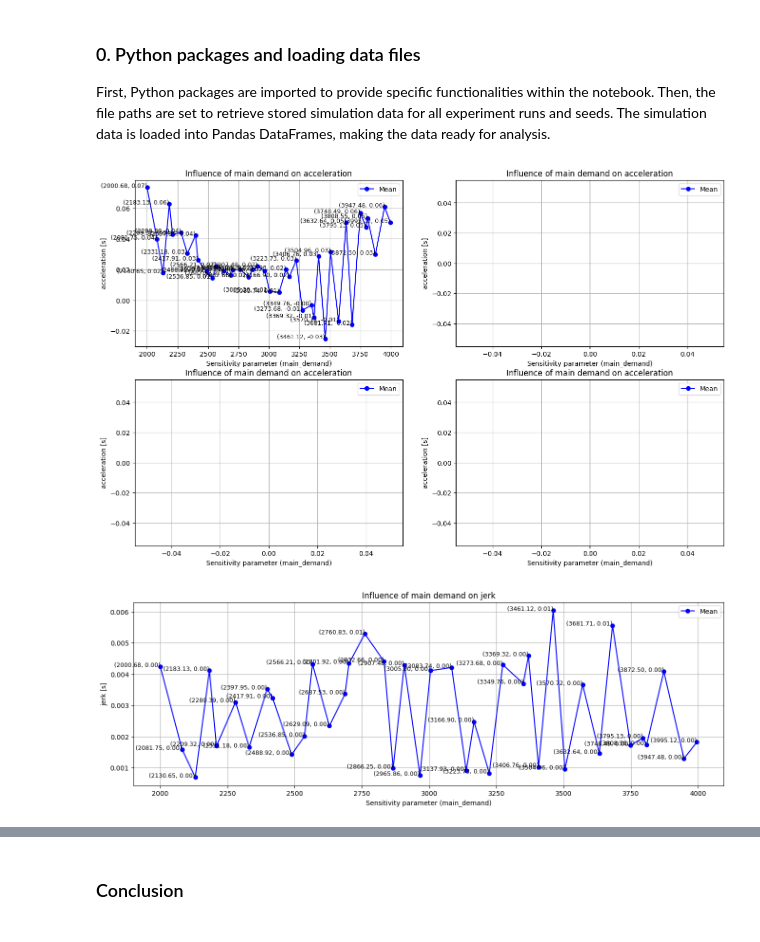
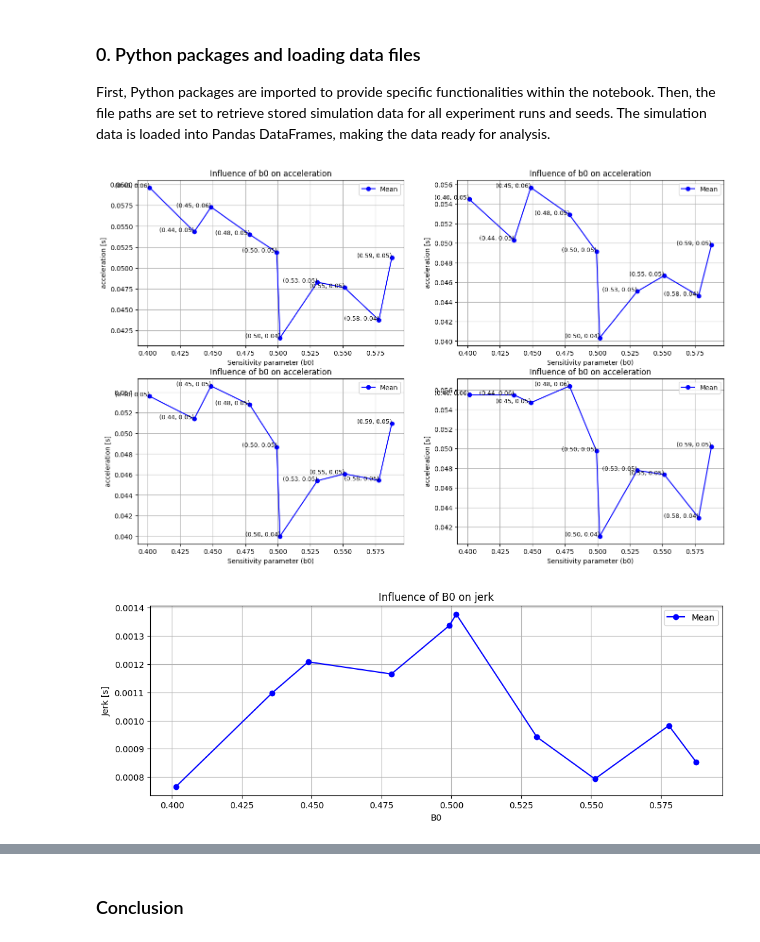
Before and after one commit to J-Poland/GraduationOTS, a Jupyter notebook: thesis_experiments/notebooks/sensitivity_analysis/sensitivity_analysis_B0.ipynb, the cells around one changed output, grey strips where cells are left out. Cells and saved outputs as stored; diff of their text form; code cells hidden in the pictures.

```diff
--- a/thesis_experiments/notebooks/sensitivity_analysis/sensitivity_analysis_B0.ipynb
+++ b/thesis_experiments/notebooks/sensitivity_analysis/sensitivity_analysis_B0.ipynb
@@ -24,11 +24,12 @@ warnings.simplefilter(action='ignore', category=FutureWarning)
 pd.set_option('display.max_rows', None)
 # %%
 # simulation output folder
-experiment_name = 'explore_demand_test'
+# experiment_name = 'explore_demand_test'
+experiment_name = 'B0_sensitivity_run_2'
 
 # load Java simulation data
-# experiment_folder = fr'F:\jesse_sim_results\{experiment_name}'
-experiment_folder = fr'..\data\{experiment_name}'
+experiment_folder = fr'F:\jesse_sim_results\{experiment_name}'
+# experiment_folder = fr'..\data\{experiment_name}'
 
 # available files
 input_values = 'inputValues.csv'
@@ -92,10 +93,9 @@ def load_dataframe(columns_of_interest, folder, file, input_file=None):
 variables = ['time', 'gtu_id', 'gtu_type', 'acceleration', 'speed']
 df_gtu = load_dataframe(variables, experiment_folder, sequence_output, input_values)
 # only include sensitivity analysis parameter from input data
-# df_gtu = df_gtu[variables + ['seed', 'run', 'sensitivity_analysis_value']]
-df_gtu = df_gtu[variables + ['seed', 'run', 'main_demand']]
+df_gtu = df_gtu[variables + ['seed', 'run', 'sensitivity_analysis_value']]
 # rename column of the sensitivity analysis parameter
-# df_gtu.rename(columns = {'sensitivity_analysis_value':'b0'}, inplace = True)
+df_gtu.rename(columns = {'sensitivity_analysis_value':'b0'}, inplace = True)
 # %%
 # split dataframe for automation levels
 df_level0 = df_gtu[df_gtu['gtu_type'] == 'LEVEL0']
@@ -105,7 +105,7 @@ df_level3 = df_gtu[df_gtu['gtu_type'] == 'LEVEL3']
 # %%
 def sensitivity_analysis_line_plot_mean(df, sens_param, dependent_param, ax=None):
     if ax is None:
-        fig, ax = plt.subplots(1, figsize=(16, 5))
+        fig, ax = plt.subplots(1, figsize=(12, 4))
 
     # remove NaN and inf values in time headway since not all data points have a leading vehicle
     df = df.replace([np.inf, -np.inf], np.nan)
@@ -126,13 +126,13 @@ def sensitivity_analysis_line_plot_mean(df, sens_param, dependent_param, ax=None
     #                  color='lightblue', alpha=0.3, label='Range (Min to Max)')
 
     # display data point values
-    for i, row in stats_by_sens_param.iterrows():
-        ax.text(row[sens_param], row[f'mean_{dependent_param}'], f'({row[sens_param]:.2f}, {row[f"mean_{dependent_param}"]:.2f})', fontsize=9, ha='right')
+    # for i, row in stats_by_sens_param.iterrows():
+    #     ax.text(row[sens_param], row[f'mean_{dependent_param}'], f'({row[sens_param]:.2f}, {row[f"mean_{dependent_param}"]:.2f})', fontsize=9, ha='right')
 
     # labels and title
-    ax.set_xlabel(f'Sensitivity parameter ({sens_param})')
-    ax.set_ylabel(f'{dependent_param.replace("_", " ")} [s]')
-    ax.set_title(f'Influence of {sens_param.replace("_", " ")} on {dependent_param.replace("_", " ")}')
+    ax.set_xlabel(f'{sens_param.capitalize().replace("_", "")}')
+    ax.set_ylabel(f'{dependent_param.capitalize().replace("_", " ")} [s]')
+    ax.set_title(f'Influence of {sens_param.capitalize().replace("_", "")} on {dependent_param.replace("_", " ")}')
     ax.grid(True)
     ax.legend()
 # %%
@@ -151,9 +151,9 @@ def plot_for_all_levels(dataframe_list, sensitivity_param, dependent_param):
     plt.show()
 # %%
 # show influence of t_max on headway_time
-plot_for_all_levels([df_level0, df_level1, df_level2, df_level3], 'main_demand', 'acceleration')
+plot_for_all_levels([df_level0, df_level1, df_level2, df_level3], 'b0', 'acceleration')
 # %% [output]
-[figure, old version]
+[figure, new version]
 # %%
 def calculate_jerk(df):
     # sort by time within each group to ensure jerk is calculated correctly
@@ -168,6 +168,6 @@ def calculate_jerk(df):
     # return dataframe with jerk column
     return df
 # %%
-sensitivity_analysis_line_plot_mean(calculate_jerk(df_level0), 'main_demand', 'jerk')
+sensitivity_analysis_line_plot_mean(calculate_jerk(df_gtu), 'b0', 'jerk')
 # %% [output]
-[figure, old version]
+[figure, new version]
```
Also changed, not shown: parts of 6 cells of this notebook, 11 other files.
